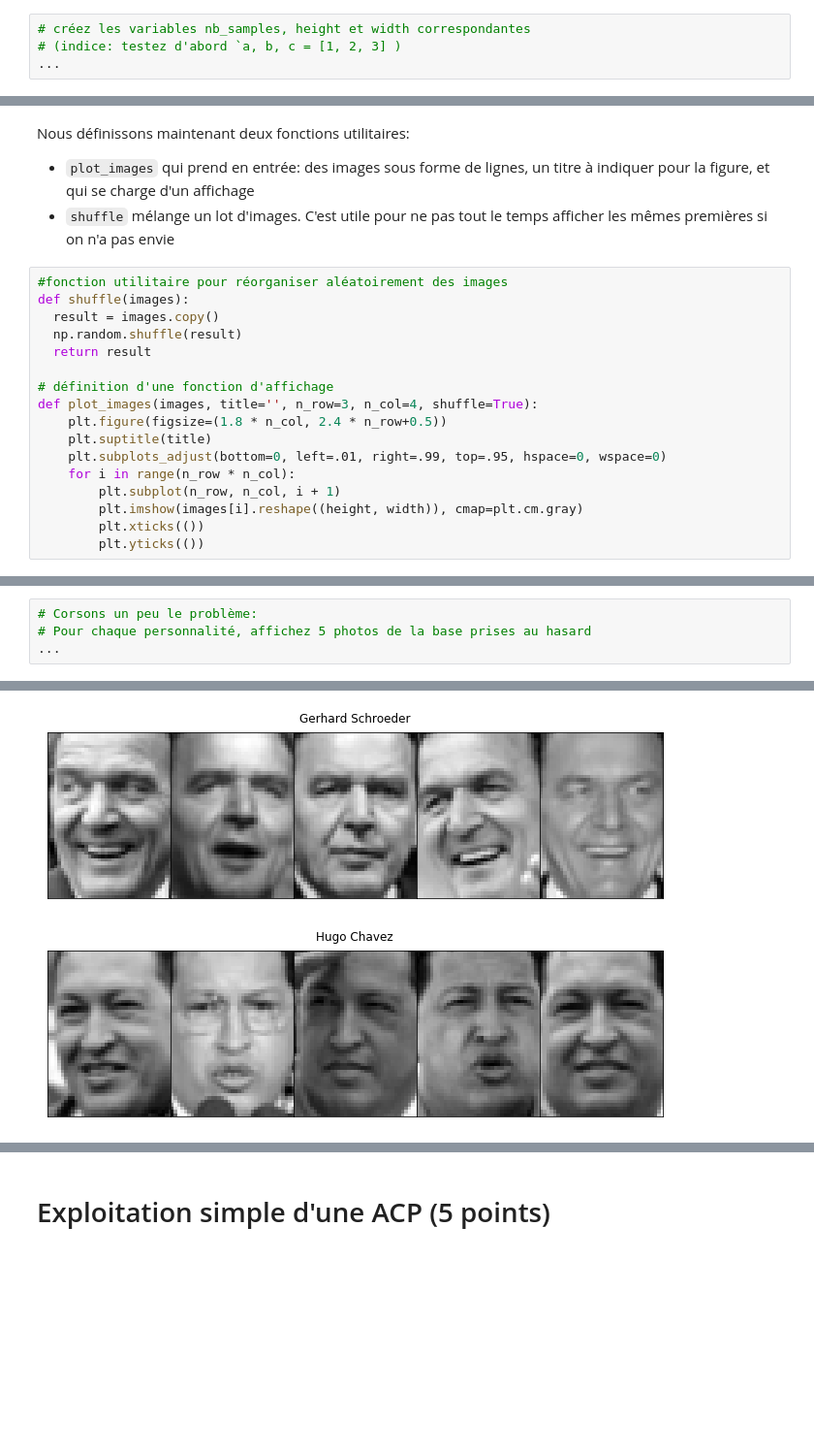
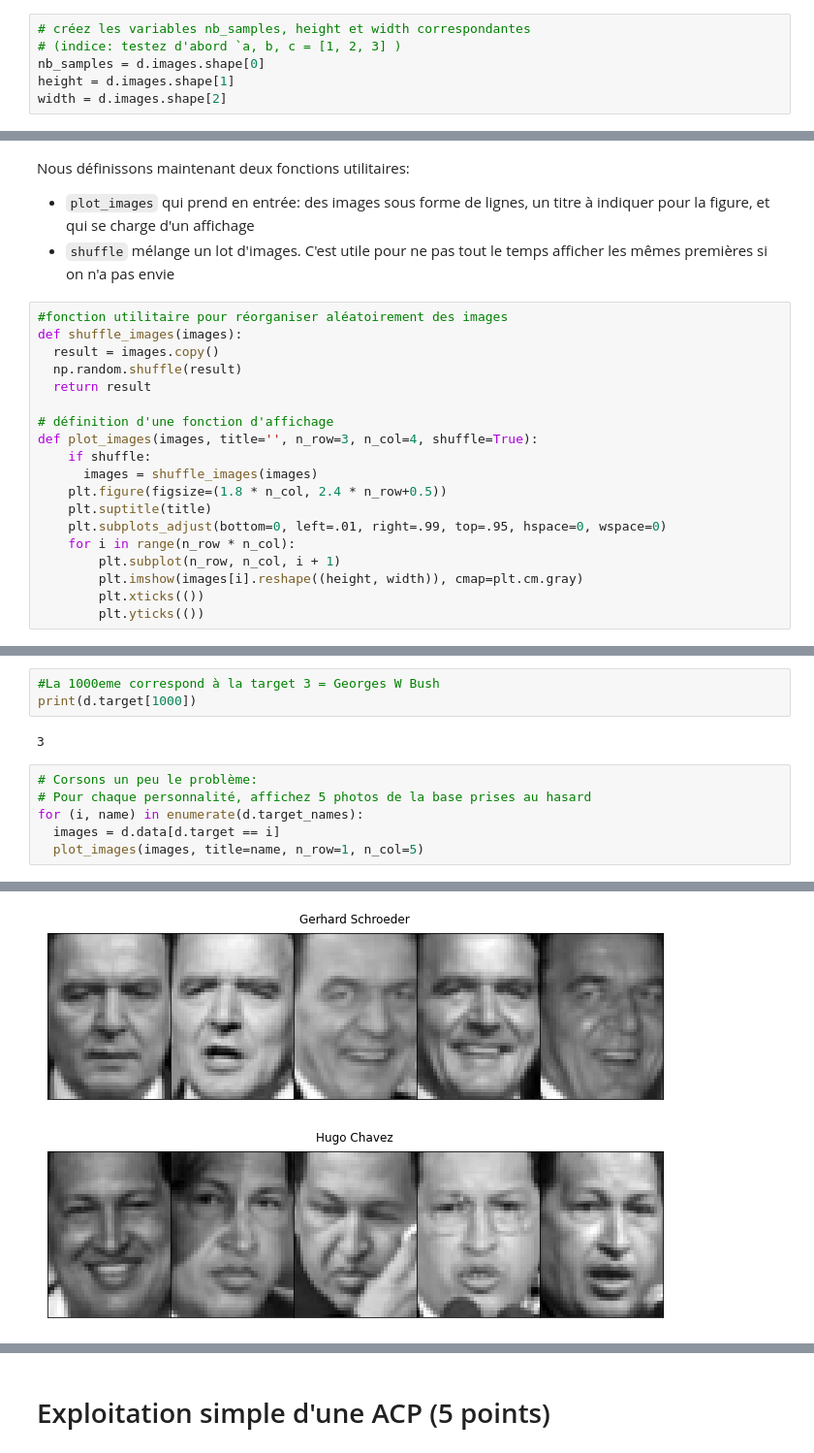
Before and after one commit to Alexandre0702/TP-Analyse-multidimentionnelle, a Jupyter notebook: TP2_sklearn.ipynb, the cells around one changed output, grey strips where cells are left out. Shown at 97% size. Drawn from its saved outputs; the diff is of its cells as text; blank space fills up the shorter version.

```diff
--- a/TP2_sklearn.ipynb
+++ b/TP2_sklearn.ipynb
@@ -115,7 +126,9 @@ Cette structure très puissante de données numériques permet de facilement fai
 # %%
 # créez les variables nb_samples, height et width correspondantes
 # (indice: testez d'abord `a, b, c = [1, 2, 3] )
-...
+nb_samples = d.images.shape[0]
+height = d.images.shape[1]
+width = d.images.shape[2]
 # %% [markdown]
 Comme vous le constatez, `d.images` regroupe $1560$ images, chacune étant de dimensions $50\times 37=1850$ pixels.
 # %%
@@ -179,13 +196,15 @@ Nous définissons maintenant deux fonctions utilitaires:
 * `shuffle` mélange un lot d'images. C'est utile pour ne pas tout le temps afficher les mêmes premières si on n'a pas envie
 # %%
 #fonction utilitaire pour réorganiser aléatoirement des images
-def shuffle(images):
+def shuffle_images(images):
   result = images.copy()
   np.random.shuffle(result)
   return result
 
 # définition d'une fonction d'affichage
 def plot_images(images, title='', n_row=3, n_col=4, shuffle=True):
+    if shuffle:
+      images = shuffle_images(images)
     plt.figure(figsize=(1.8 * n_col, 2.4 * n_row+0.5))
     plt.suptitle(title)
     plt.subplots_adjust(bottom=0, left=.01, right=.99, top=.95, hspace=0, wspace=0)
@@ -216,8 +235,15 @@ target 8, name: John Ashcroft, number of matches: 53
 target 9, name: Junichiro Koizumi, number of matches: 60
 target 10, name: Serena Williams, number of matches: 52
 target 11, name: Tony Blair, number of matches: 144
+# %%
+#La 1000eme correspond à la target 3 = Georges W Bush
+print(d.target[1000])
+# %% [output]
+3
 # %%
 # Corsons un peu le problème:
 # Pour chaque personnalité, affichez 5 photos de la base prises au hasard
-...
+for (i, name) in enumerate(d.target_names):
+  images = d.data[d.target == i]
+  plot_images(images, title=name, n_row=1, n_col=5)
 # %% [output]
@@ -228,2 +254,2 @@ target 11, name: Tony Blair, number of matches: 144
-[figure, old version]
+[figure, new version]
-[figure, old version]
+[figure, new version]
```
Also changed, not shown: parts of 16 cells of this notebook.
